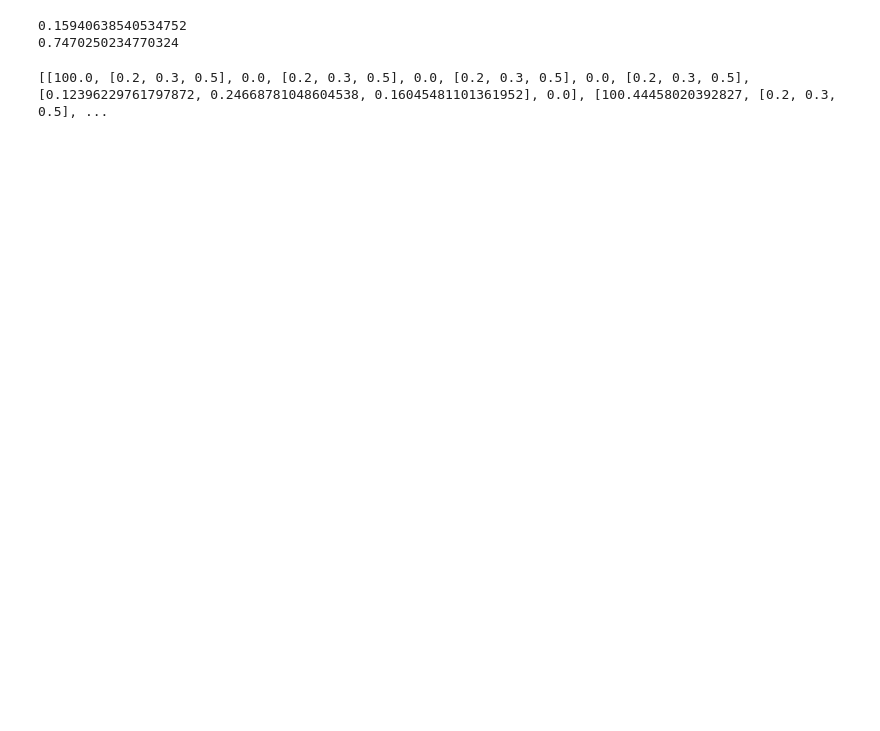
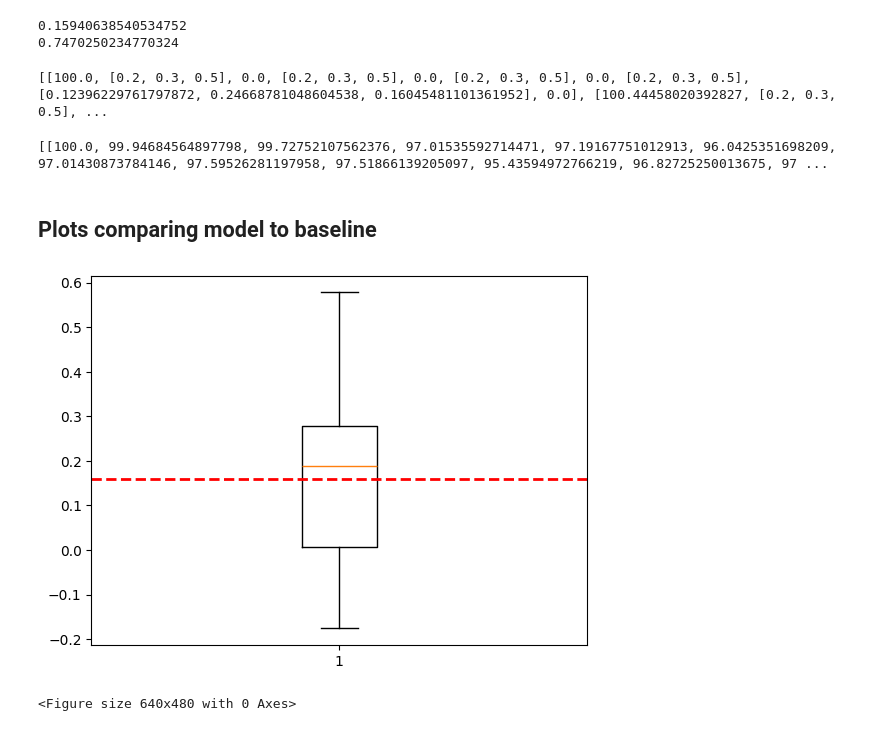
Before and after one commit to daniel142142/reinforcement-learning-trading, a Jupyter notebook: Multi_stock_model-updated-features.ipynb, the cells around one changed output. Cells and saved outputs as stored; diff of their text form; code cells hidden in the pictures; blank space fills up the shorter version.

Commit message:
Testing the model

```diff
--- a/Multi_stock_model-updated-features.ipynb
+++ b/Multi_stock_model-updated-features.ipynb
@@ -825,0 +839,14 @@ print(test_env.trades)
+# %%
+print(histories)
+# %% [output]
+[[100.0, 99.94684564897798, 99.72752107562376, 97.01535592714471, 97.19167751012913, 96.0425351698209, 97.01430873784146, 97.59526281197958, 97.51866139205097, 95.43594972766219, 96.82725250013675, 97 ...
+# %% [markdown]
+## Plots comparing model to baseline
+# %%
+plt.boxplot(returns)
+plt.axhline(y=totalr, color='red', linestyle='--', linewidth=2)
+plt.show()
+plt.savefig("returns_box.png")
+# %% [output]
+[figure, added]
+<Figure size 640x480 with 0 Axes>
```
Also changed, not shown: parts of 10 cells of this notebook.
